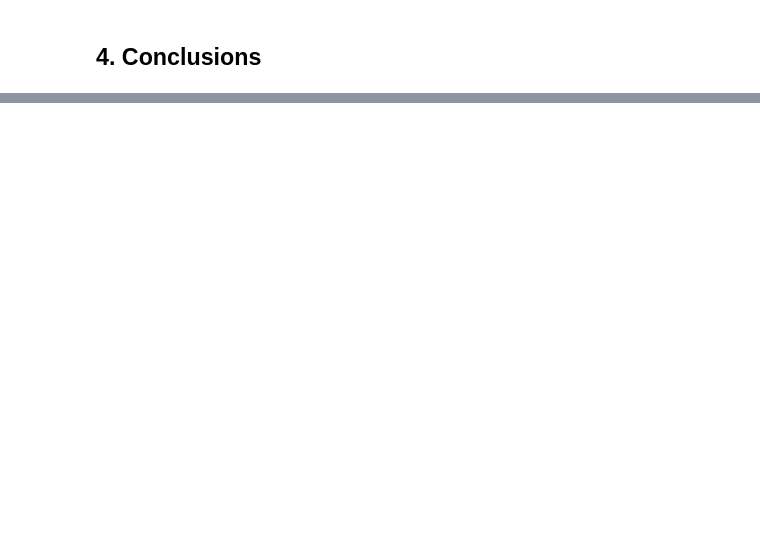
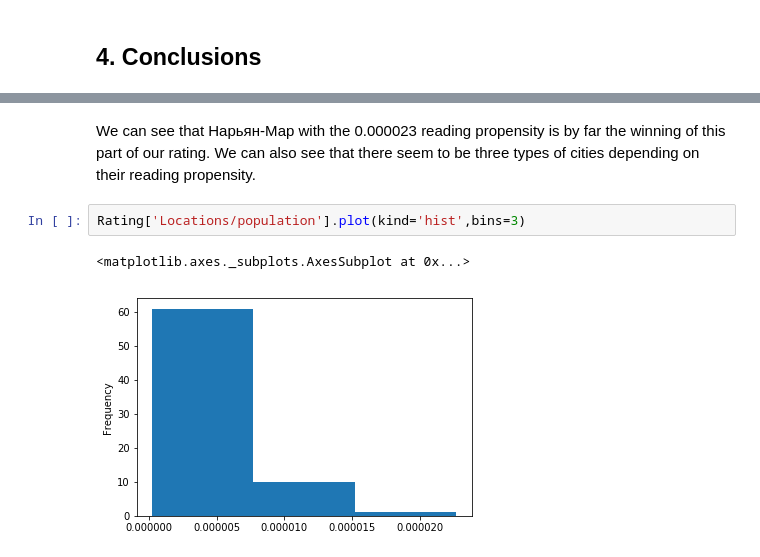
Before and after one commit to frandy13/Coursera_Capstone, a Jupyter notebook: The most reading city and region.ipynb, the cells around one changed output, grey strips where cells are left out. Saved outputs shown, nothing was run; the diff lists cells and outputs as text; blank space fills up the shorter version.

```diff
--- a/The most reading city and region.ipynb
+++ b/The most reading city and region.ipynb
@@ -150,0 +786,7 @@ Last preparation step - let's obtain latitude and longitude data, using a build-
+# %% [markdown]
+We can see that Нарьян-Мар with the 0.000023 reading propensity is by far the winning of this part of our rating.    We can also see that there seem to be three types of cities depending on their reading propensity.
+# %%
+Rating['Locations/population'].plot(kind='hist',bins=3)
+# %% [output]
+<matplotlib.axes._subplots.AxesSubplot at 0x...>
+[figure, added]
```
Also changed, not shown: parts of 45 cells of this notebook.
